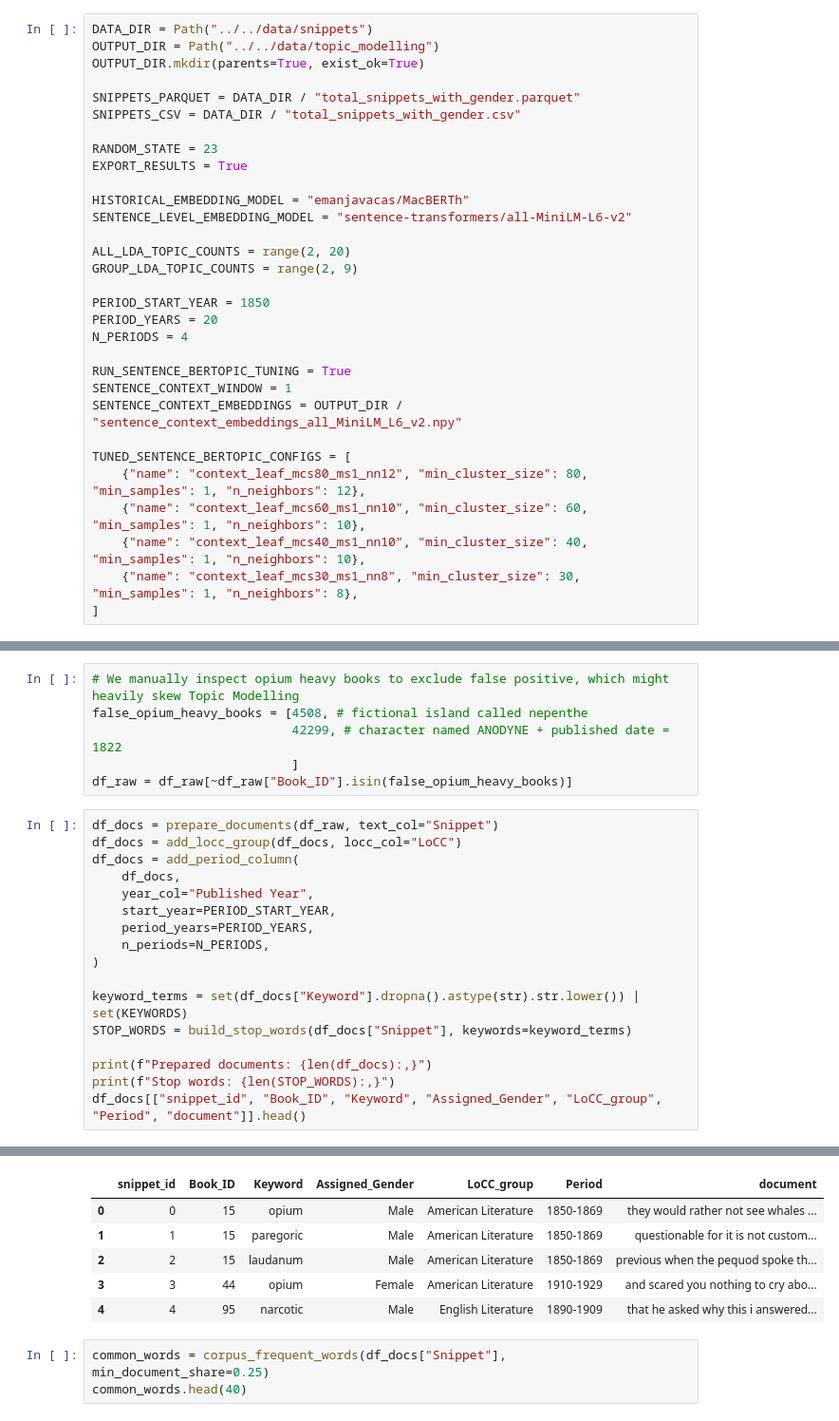
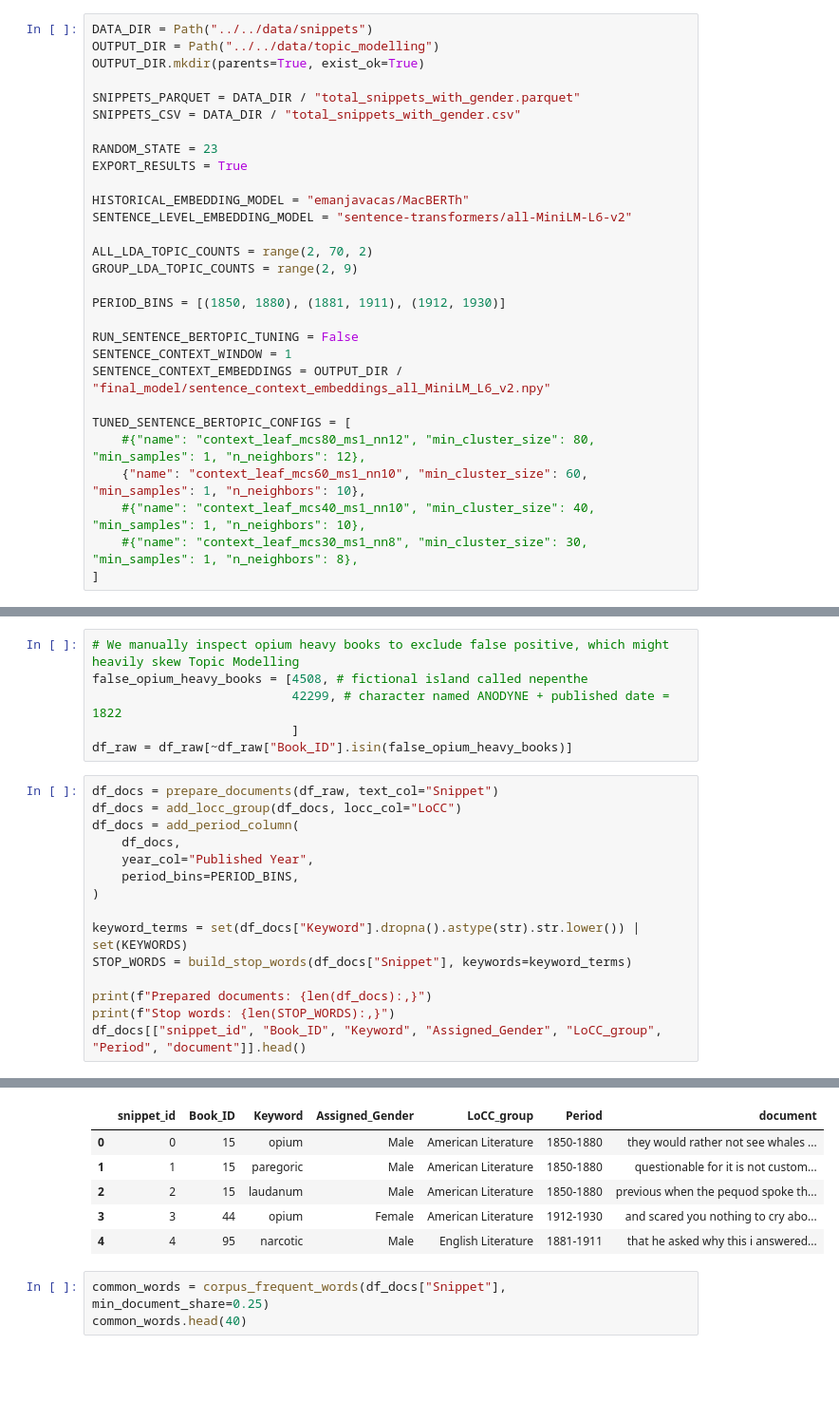
Before and after one commit to eglantine-vialaneix/opium-gutenberg, a Jupyter notebook: code/3_analysis/topic_modelling.ipynb, the cells around one changed output, grey strips where cells are left out. Shown at 95% size. Saved outputs shown, nothing was run; the diff lists cells and outputs as text; blank space fills up the shorter version.

```diff
--- a/code/3_analysis/topic_modelling.ipynb
+++ b/code/3_analysis/topic_modelling.ipynb
@@ -66,22 +68,20 @@ EXPORT_RESULTS = True
 HISTORICAL_EMBEDDING_MODEL = "emanjavacas/MacBERTh"
 SENTENCE_LEVEL_EMBEDDING_MODEL = "sentence-transformers/all-MiniLM-L6-v2"
 
-ALL_LDA_TOPIC_COUNTS = range(2, 20)
+ALL_LDA_TOPIC_COUNTS = range(2, 70, 2)
 GROUP_LDA_TOPIC_COUNTS = range(2, 9)
 
-PERIOD_START_YEAR = 1850
-PERIOD_YEARS = 20
-N_PERIODS = 4
+PERIOD_BINS = [(1850, 1880), (1881, 1911), (1912, 1930)]
 
-RUN_SENTENCE_BERTOPIC_TUNING = True
+RUN_SENTENCE_BERTOPIC_TUNING = False
 SENTENCE_CONTEXT_WINDOW = 1
-SENTENCE_CONTEXT_EMBEDDINGS = OUTPUT_DIR / "sentence_context_embeddings_all_MiniLM_L6_v2.npy"
+SENTENCE_CONTEXT_EMBEDDINGS = OUTPUT_DIR / "final_model/sentence_context_embeddings_all_MiniLM_L6_v2.npy"
 
 TUNED_SENTENCE_BERTOPIC_CONFIGS = [
-    {"name": "context_leaf_mcs80_ms1_nn12", "min_cluster_size": 80, "min_samples": 1, "n_neighbors": 12},
+    #{"name": "context_leaf_mcs80_ms1_nn12", "min_cluster_size": 80, "min_samples": 1, "n_neighbors": 12},
     {"name": "context_leaf_mcs60_ms1_nn10", "min_cluster_size": 60, "min_samples": 1, "n_neighbors": 10},
-    {"name": "context_leaf_mcs40_ms1_nn10", "min_cluster_size": 40, "min_samples": 1, "n_neighbors": 10},
-    {"name": "context_leaf_mcs30_ms1_nn8", "min_cluster_size": 30, "min_samples": 1, "n_neighbors": 8},
+    #{"name": "context_leaf_mcs40_ms1_nn10", "min_cluster_size": 40, "min_samples": 1, "n_neighbors": 10},
+    #{"name": "context_leaf_mcs30_ms1_nn8", "min_cluster_size": 30, "min_samples": 1, "n_neighbors": 8},
 ]
 # %% [markdown]
 ## 2) Loading snippets
@@ -168,9 +184,7 @@ df_docs = add_locc_group(df_docs, locc_col="LoCC")
 df_docs = add_period_column(
     df_docs,
     year_col="Published Year",
-    start_year=PERIOD_START_YEAR,
-    period_years=PERIOD_YEARS,
-    n_periods=N_PERIODS,
+    period_bins=PERIOD_BINS,
 )
 
 keyword_terms = set(df_docs["Keyword"].dropna().astype(str).str.lower()) | set(KEYWORDS)
@@ -185,9 +199,9 @@ Stop words: 371
 |  | snippet_id | Book_ID | Keyword | Assigned_Gender | LoCC_group | Period | document |
-| 0 | 0 | 15 | opium | Male | American Literature | 1850-1869 | they would rather not see whales ... |
-| 1 | 1 | 15 | paregoric | Male | American Literature | 1850-1869 | questionable for it is not custom... |
-| 2 | 2 | 15 | laudanum | Male | American Literature | 1850-1869 | previous when the pequod spoke th... |
-| 3 | 3 | 44 | opium | Female | American Literature | 1910-1929 | and scared you nothing to cry abo... |
-| 4 | 4 | 95 | narcotic | Male | English Literature | 1890-1909 | that he asked why this i answered... |
+| 0 | 0 | 15 | opium | Male | American Literature | 1850-1880 | they would rather not see whales ... |
+| 1 | 1 | 15 | paregoric | Male | American Literature | 1850-1880 | questionable for it is not custom... |
+| 2 | 2 | 15 | laudanum | Male | American Literature | 1850-1880 | previous when the pequod spoke th... |
+| 3 | 3 | 44 | opium | Female | American Literature | 1912-1930 | and scared you nothing to cry abo... |
+| 4 | 4 | 95 | narcotic | Male | English Literature | 1881-1911 | that he asked why this i answered... |
 # %%
 common_words = corpus_frequent_words(df_docs["Snippet"], min_document_share=0.25)
 common_words.head(40)
```
Also changed, not shown: parts of 82 cells of this notebook, 20 other files.
